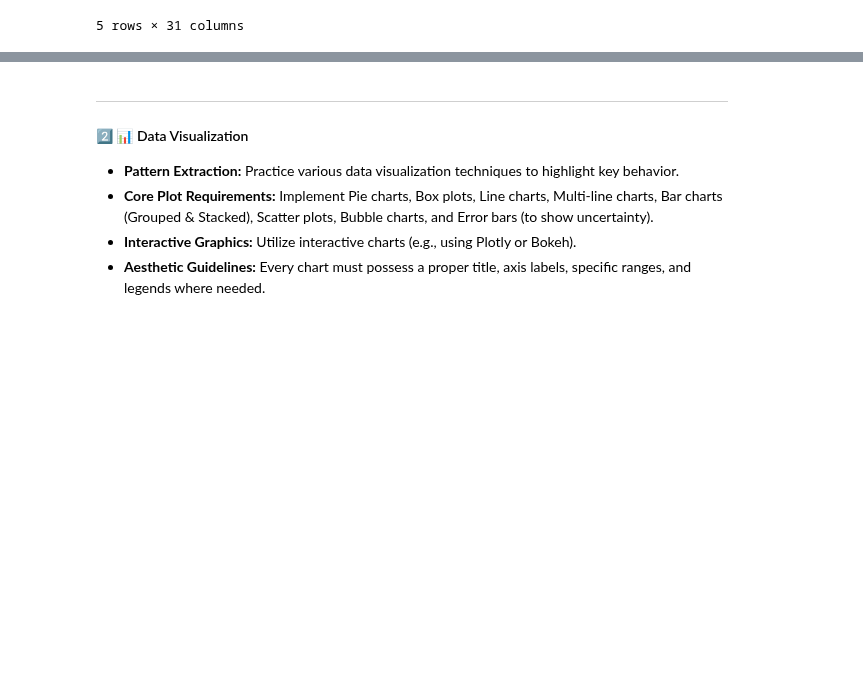
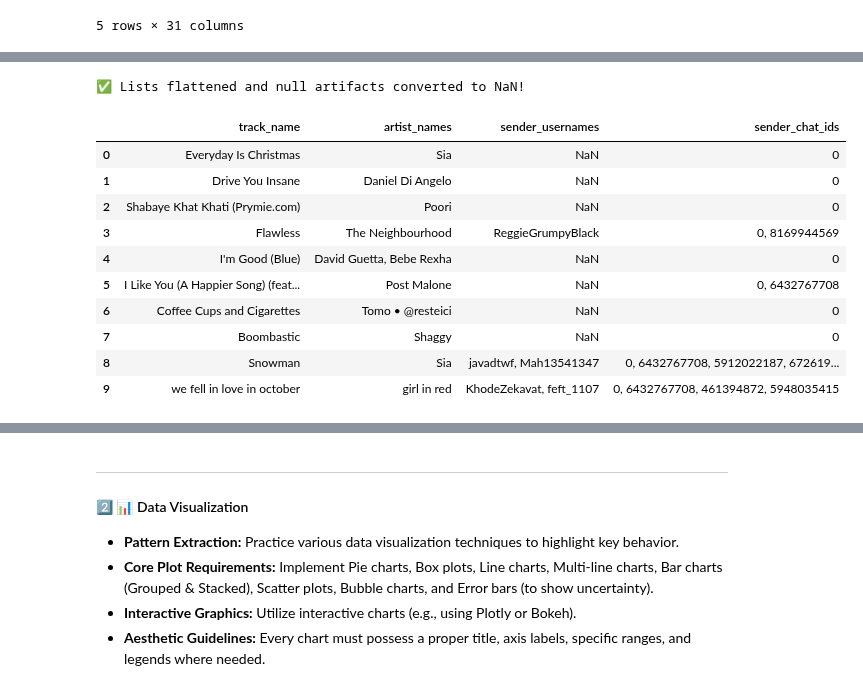
Before and after one commit to MaximumAsp66915/Applied_Data_Science_Course, a Jupyter notebook: ADS_A01/notebooks/01_Main_Analysis.ipynb, the cells around one changed output, grey strips where cells are left out. Cells and saved outputs as stored; diff of their text form; code cells hidden in the pictures; blank space fills up the shorter version.

Commit message:
Add list flattening and text normalization preprocessing modules

```diff
--- a/ADS_A01/notebooks/01_Main_Analysis.ipynb
+++ b/ADS_A01/notebooks/01_Main_Analysis.ipynb
@@ -299,0 +325,35 @@ Take a look at the newly sanitized and fully refactored dataset IDs:
+# %%
+import sys
+import importlib
+sys.path.append(r"../src/preprocessing")
+import flattener
+importlib.reload(flattener)
+from flattener import flatten_and_clean
+
+# Apply flattening and clean artifacts
+df_tracks_simplified2, df_artists_simplified2, df_users_simplified2 = flatten_and_clean(
+    df_tracks_simplified, df_artists_simplified, df_users_simplified
+)
+
+print("✅ Lists flattened and null artifacts converted to NaN!")
+
+# Display preview of flattened targets in Tracks
+display(df_tracks_simplified2[['track_name', 'artist_names', 'sender_usernames', 'sender_chat_ids']].head(10))
+
+# Save Step 2 processed data
+df_tracks_simplified2.to_csv(f"{processed_dir}/tracks_simplified2.csv", index=False)
+df_artists_simplified2.to_csv(f"{processed_dir}/artists_simplified2.csv", index=False)
+df_users_simplified2.to_csv(f"{processed_dir}/users_simplified2.csv", index=False)
+# %% [output]
+✅ Lists flattened and null artifacts converted to NaN!
+|  | track_name | artist_names | sender_usernames | sender_chat_ids |
+| 0 | Everyday Is Christmas | Sia | NaN | 0 |
+| 1 | Drive You Insane | Daniel Di Angelo | NaN | 0 |
+| 2 | Shabaye Khat Khati (Prymie.com) | Poori | NaN | 0 |
+| 3 | Flawless | The Neighbourhood | ReggieGrumpyBlack | 0, 8169944569 |
+| 4 | I'm Good (Blue) | David Guetta, Bebe Rexha | NaN | 0 |
+| 5 | I Like You (A Happier Song) (feat... | Post Malone | NaN | 0, 6432767708 |
+| 6 | Coffee Cups and Cigarettes‌ | Tomo • @resteici | NaN | 0 |
+| 7 | Boombastic | Shaggy | NaN | 0 |
+| 8 | Snowman | Sia | javadtwf, Mah13541347 | 0, 6432767708, 5912022187, 672619... |
+| 9 | we fell in love in october | girl in red | KhodeZekavat, feft_1107 | 0, 6432767708, 461394872, 5948035415 |
```
Also changed, not shown: parts of 7 cells of this notebook, 2 other files.
